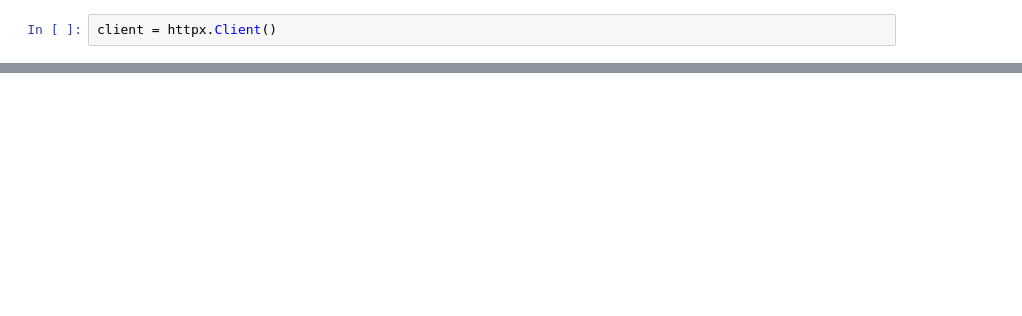
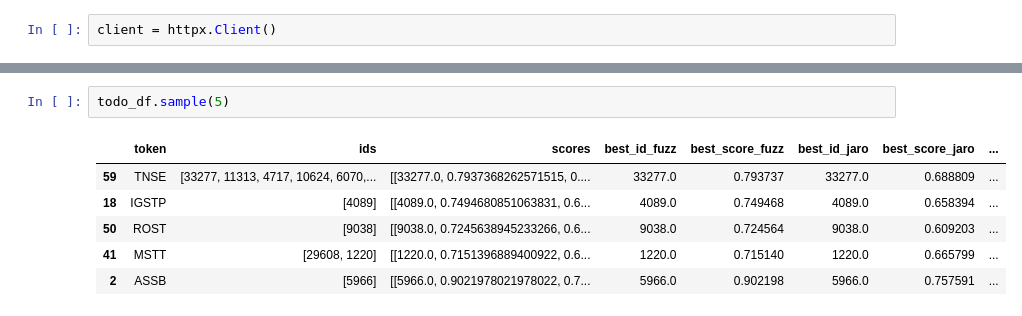
Before and after one commit to T1r3sh/pnd_project, a Jupyter notebook: notebooks/test.ipynb, the cells around one changed output, grey strips where cells are left out. Drawn from its saved outputs; the diff is of its cells as text; blank space fills up the shorter version.

```diff
--- a/notebooks/test.ipynb
+++ b/notebooks/test.ipynb
@@ -671,0 +815,9 @@ WebDriverError@chrome://remote/content/shared/webdriver/Errors.sys.mjs:189:5
+# %%
+todo_df.sample(5)
+# %% [output]
+|  | token | ids | scores | best_id_fuzz | best_score_fuzz | best_id_jaro | best_score_jaro | ... |
+| 59 | TNSE | [33277, 11313, 4717, 10624, 6070,... | [[33277.0, 0.7937368262571515, 0.... | 33277.0 | 0.793737 | 33277.0 | 0.688809 | ... |
+| 18 | IGSTP | [4089] | [[4089.0, 0.7494680851063831, 0.6... | 4089.0 | 0.749468 | 4089.0 | 0.658394 | ... |
+| 50 | ROST | [9038] | [[9038.0, 0.7245638945233266, 0.6... | 9038.0 | 0.724564 | 9038.0 | 0.609203 | ... |
+| 41 | MSTT | [29608, 1220] | [[1220.0, 0.7151396889400922, 0.6... | 1220.0 | 0.715140 | 1220.0 | 0.665799 | ... |
+| 2 | ASSB | [5966] | [[5966.0, 0.9021978021978022, 0.7... | 5966.0 | 0.902198 | 5966.0 | 0.757591 | ... |
```
Also changed, not shown: parts of 61 cells of this notebook, 5 other files.
